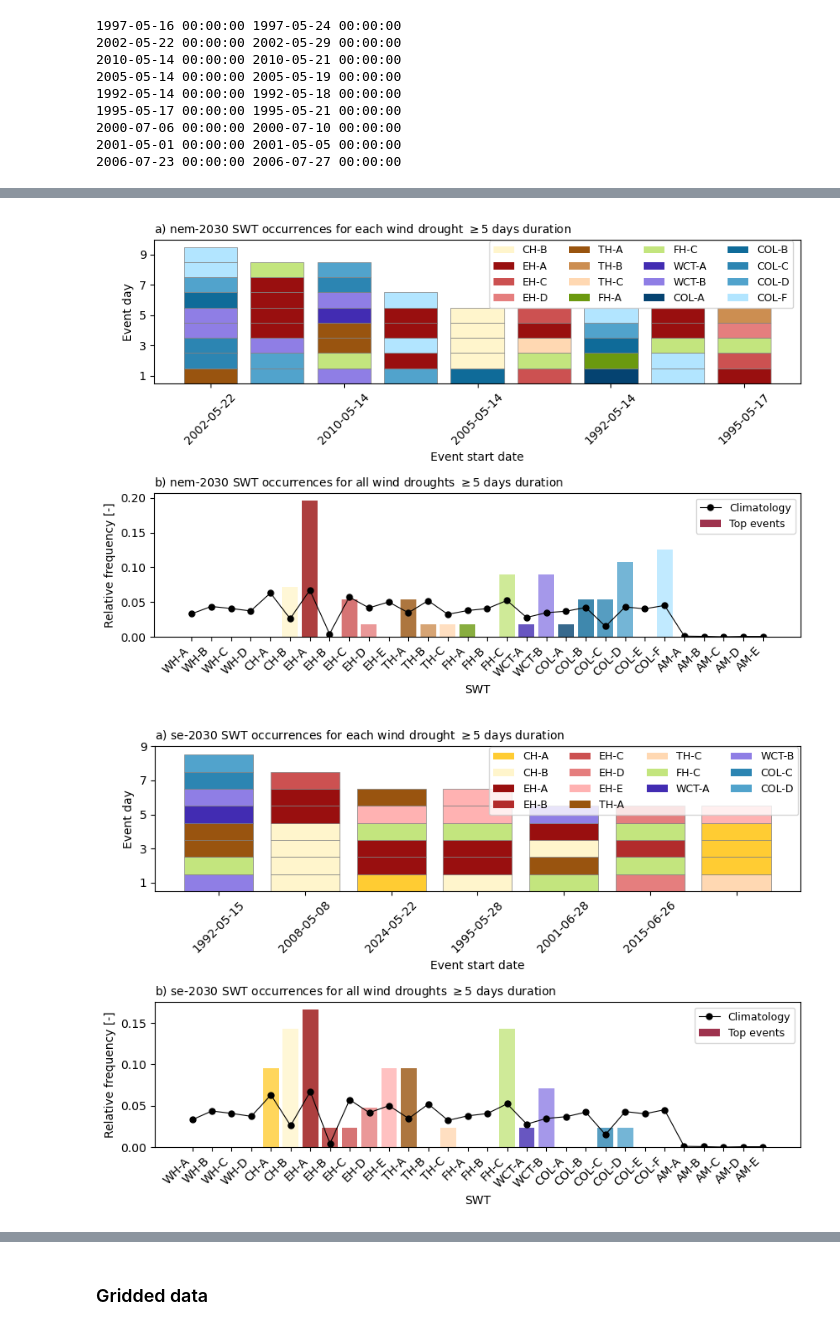
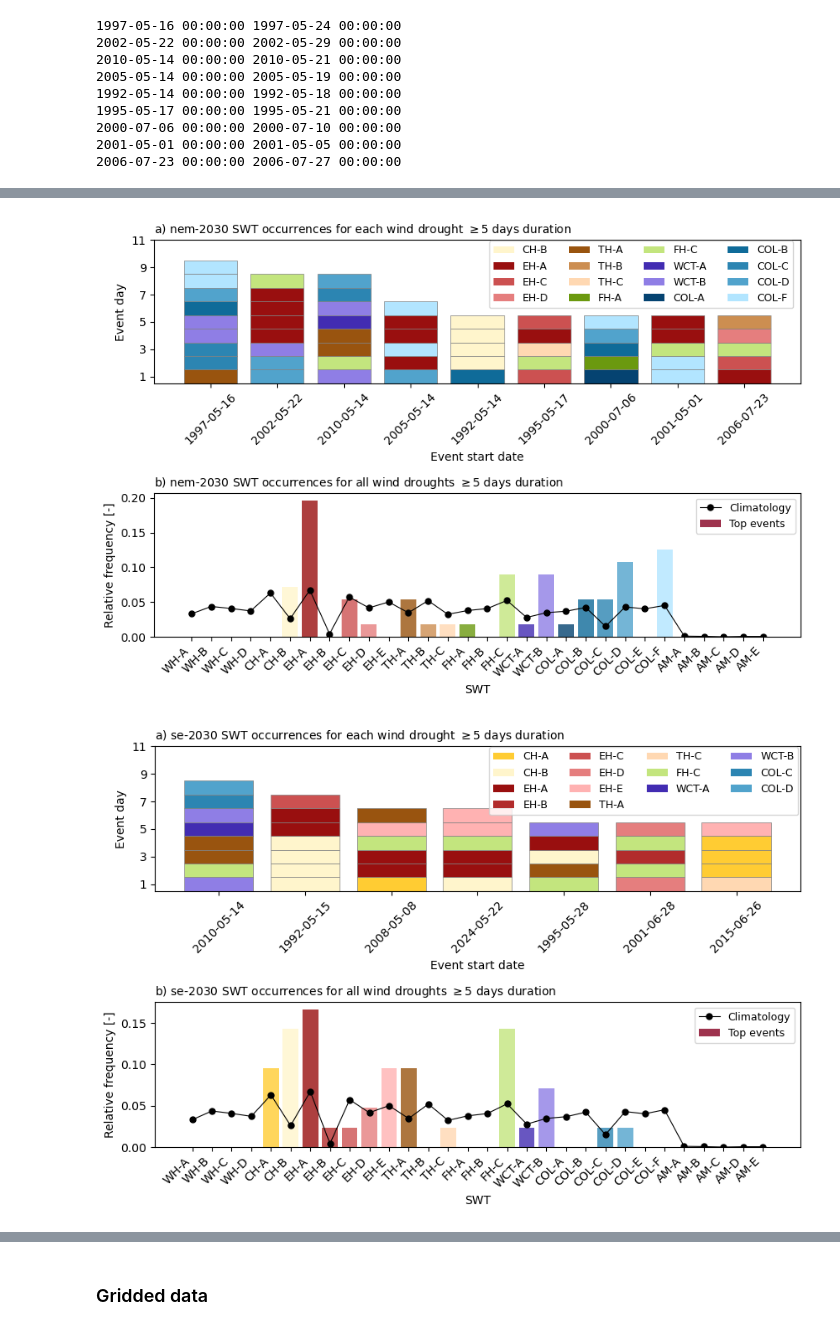
Before and after one commit to dougrichardson/wind_drought, a Jupyter notebook: 13_dynamics.ipynb, the cells around one changed output, grey strips where cells are left out. Saved outputs shown, nothing was run; the diff lists cells and outputs as text; code cells hidden in the pictures.

```diff
--- a/13_dynamics.ipynb
+++ b/13_dynamics.ipynb
@@ -502,16 +498,16 @@ def plot_swt_hist(ax, distributions, region, show_other=True):
 # %%
 for r in regions:
     fig, axes = plt.subplots(2, 1, figsize=(9, 6))
 
     ax = axes[0]
-    plot_swt_by_event(ax, swt_distributions, r, drought_type='top')
+    plot_swt_by_event(ax, r, drought_type='top')
 
     ax = axes[1]
     plot_swt_hist(ax, swt_distributions, r, show_other=False)
 
     plt.tight_layout()
 
     plt.savefig("figures/events_swt_"+r+"_barra.png")
 # %% [output]
-[figure, old version]
+[figure, new version]
-[figure, old version]
+[figure, new version]
```
Also changed, not shown: parts of 3 cells of this notebook, 4 other files.
